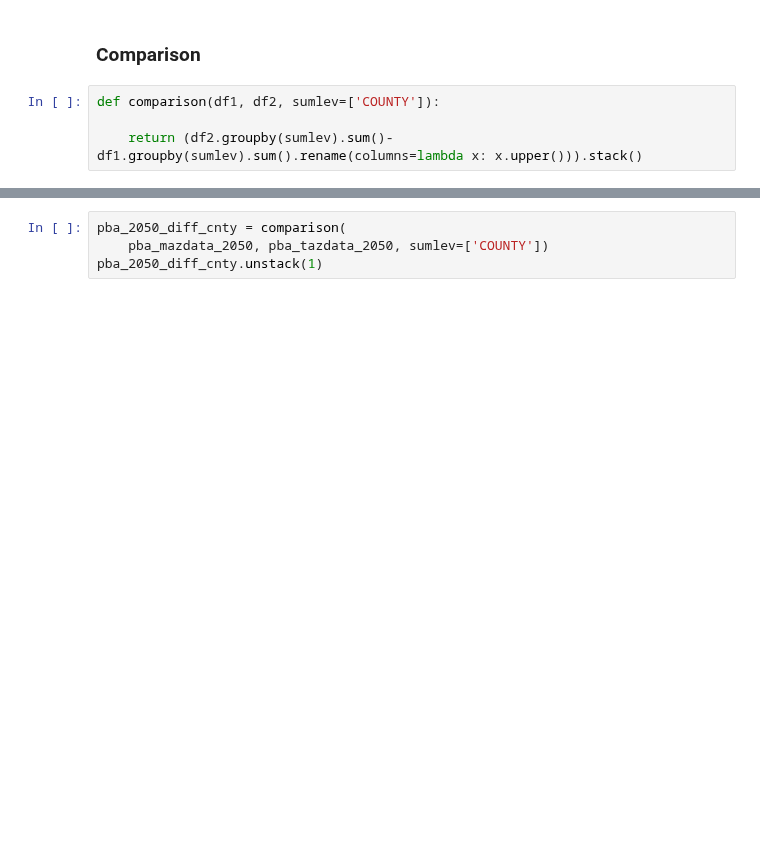
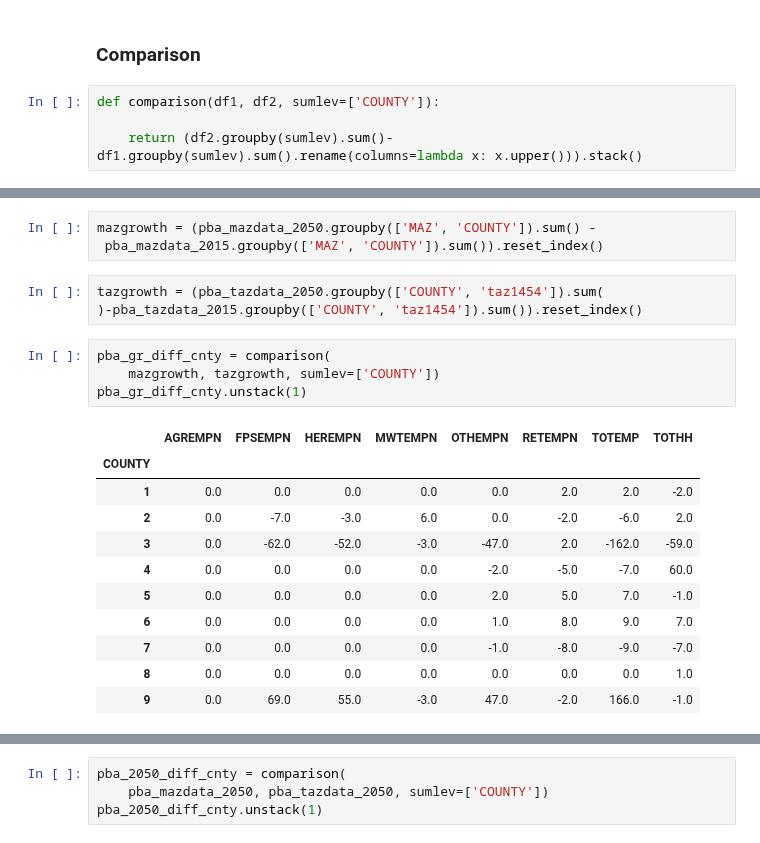
Before and after one commit to BayAreaMetro/petrale, a Jupyter notebook: scripts/Check TAZ vs MAZ data summaries.ipynb, the cells around one changed output, grey strips where cells are left out. Drawn from its saved outputs; the diff is of its cells as text; blank space fills up the shorter version.

Commit message:
Update Check TAZ vs MAZ data summaries.ipynb
Update to include growth comparisons

```diff
--- a/scripts/Check TAZ vs MAZ data summaries.ipynb
+++ b/scripts/Check TAZ vs MAZ data summaries.ipynb
@@ -70,0 +91,22 @@ def comparison(df1, df2, sumlev=['COUNTY']):
+# %%
+mazgrowth = (pba_mazdata_2050.groupby(['MAZ', 'COUNTY']).sum() -
+ pba_mazdata_2015.groupby(['MAZ', 'COUNTY']).sum()).reset_index()
+# %%
+tazgrowth = (pba_tazdata_2050.groupby(['COUNTY', 'taz1454']).sum(
+)-pba_tazdata_2015.groupby(['COUNTY', 'taz1454']).sum()).reset_index()
+# %%
+pba_gr_diff_cnty = comparison(
+    mazgrowth, tazgrowth, sumlev=['COUNTY'])
+pba_gr_diff_cnty.unstack(1)
+# %% [output]
+|  | AGREMPN | FPSEMPN | HEREMPN | MWTEMPN | OTHEMPN | RETEMPN | TOTEMP | TOTHH |
+| COUNTY |  |  |  |  |  |  |  |  |
+| 1 | 0.0 | 0.0 | 0.0 | 0.0 | 0.0 | 2.0 | 2.0 | -2.0 |
+| 2 | 0.0 | -7.0 | -3.0 | 6.0 | 0.0 | -2.0 | -6.0 | 2.0 |
+| 3 | 0.0 | -62.0 | -52.0 | -3.0 | -47.0 | 2.0 | -162.0 | -59.0 |
+| 4 | 0.0 | 0.0 | 0.0 | 0.0 | -2.0 | -5.0 | -7.0 | 60.0 |
+| 5 | 0.0 | 0.0 | 0.0 | 0.0 | 2.0 | 5.0 | 7.0 | -1.0 |
+| 6 | 0.0 | 0.0 | 0.0 | 0.0 | 1.0 | 8.0 | 9.0 | 7.0 |
+| 7 | 0.0 | 0.0 | 0.0 | 0.0 | -1.0 | -8.0 | -9.0 | -7.0 |
+| 8 | 0.0 | 0.0 | 0.0 | 0.0 | 0.0 | 0.0 | 0.0 | 1.0 |
+| 9 | 0.0 | 69.0 | 55.0 | -3.0 | 47.0 | -2.0 | 166.0 | -1.0 |
```
Also changed, not shown: parts of 7 cells of this notebook.
